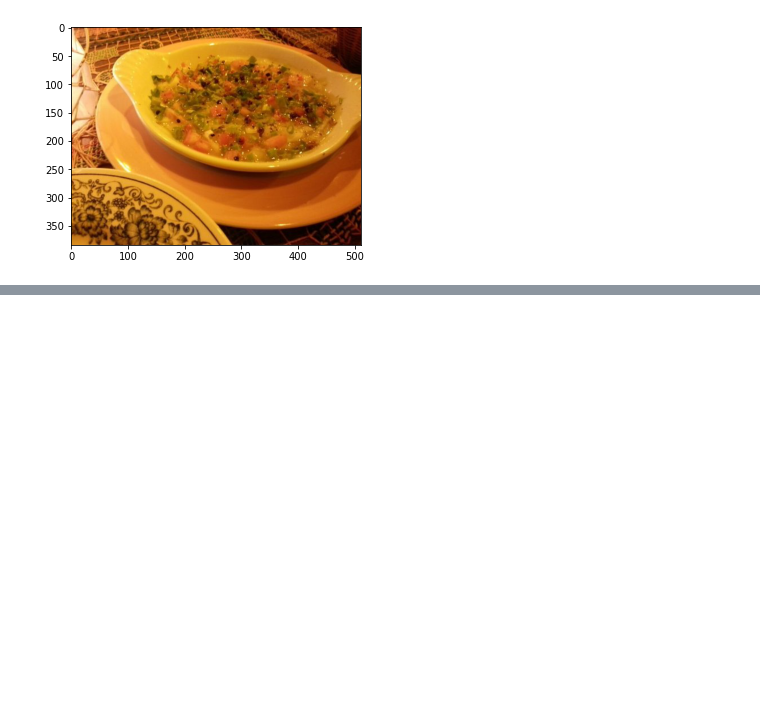
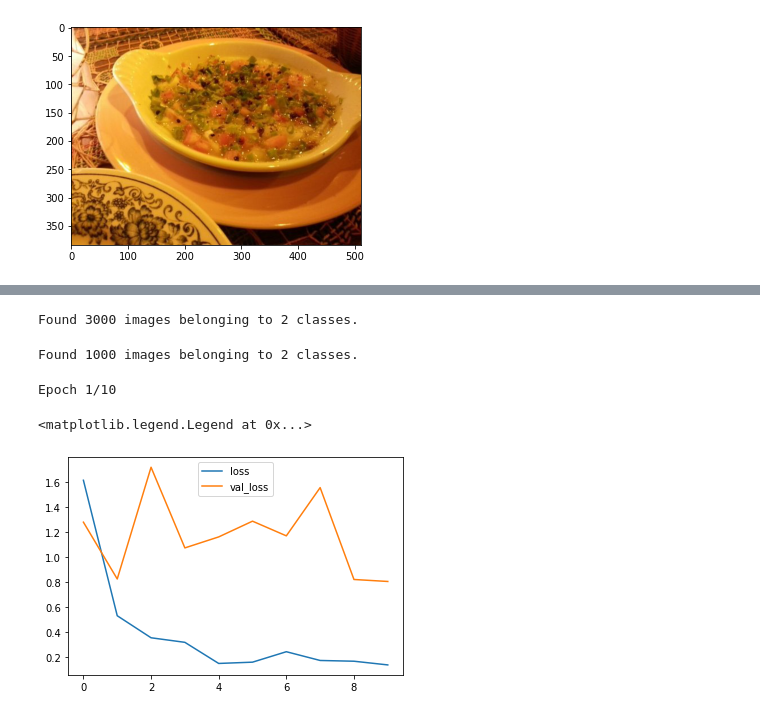
Before and after one commit to slanucha/deep_learning_colab, a Jupyter notebook: Transfer_Learning_with_Data_Augmentation.ipynb, the cells around one changed output, grey strips where cells are left out. Drawn from its saved outputs; the diff is of its cells as text; code cells hidden in the pictures; blank space fills up the shorter version.

```diff
--- a/Transfer_Learning_with_Data_Augmentation.ipynb
+++ b/Transfer_Learning_with_Data_Augmentation.ipynb
@@ -46,0 +122,27 @@ plt.show()
+# %%
+batch_size = 128
+
+train_generator = gen.flow_from_directory(train_path, shuffle=True, target_size=IMAGE_SIZE, batch_size=batch_size)
+# %% [output]
+Found 3000 images belonging to 2 classes.
+# %%
+valid_generator = gen.flow_from_directory(valid_path, target_size=IMAGE_SIZE, batch_size=batch_size)
+# %% [output]
+Found 1000 images belonging to 2 classes.
+# %%
+model.compile(loss='categorical_crossentropy', optimizer='adam', metrics=['accuracy'])
+# %%
+r = model.fit(train_generator,
+              validation_data=valid_generator,
+              epochs=10,
+              steps_per_epoch=int(np.ceil(len(image_files) / batch_size)),
+              validation_steps=int(np.ceil(len(valid_image_files) / batch_size)))
+# %% [output]
+Epoch 1/10
+# %%
+plt.plot(r.history['loss'], label='loss')
+plt.plot(r.history['val_loss'], label='val_loss')
+plt.legend()
+# %% [output]
+<matplotlib.legend.Legend at 0x...>
+[figure, added]
```
Also changed, not shown: parts of 12 cells of this notebook.
